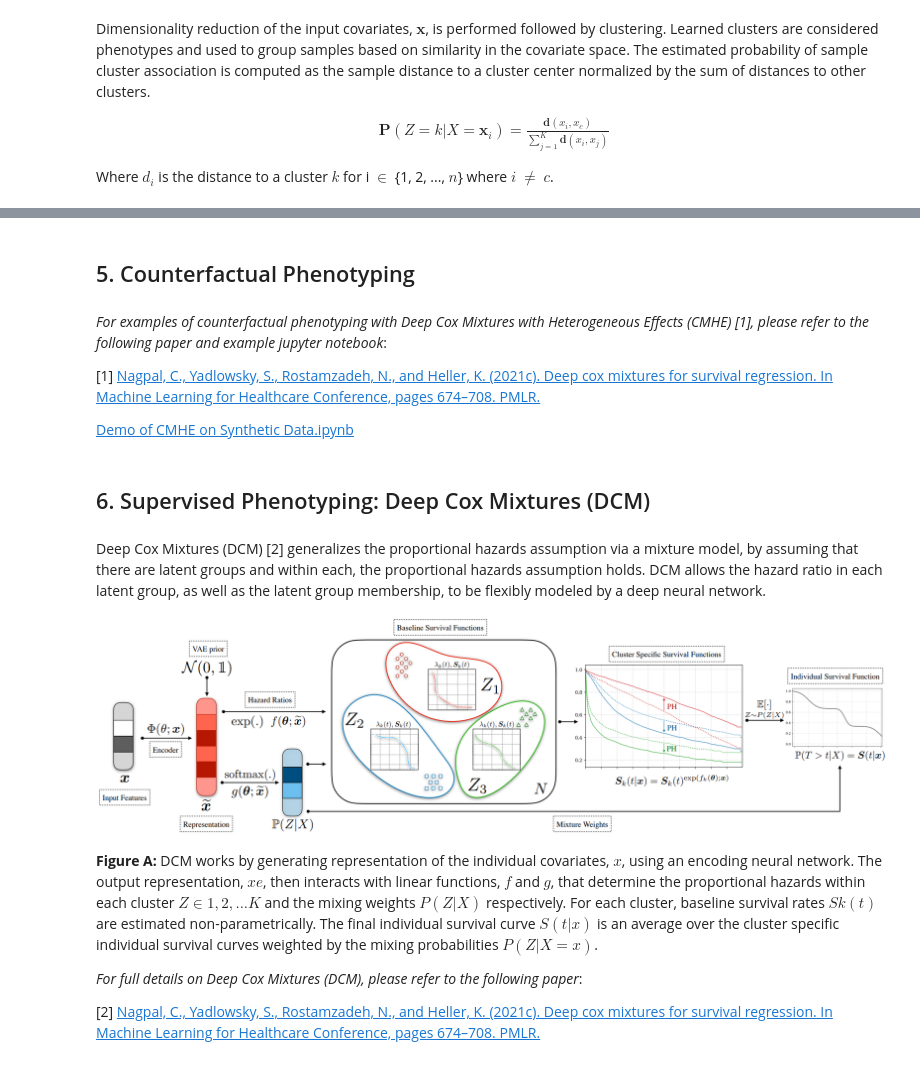
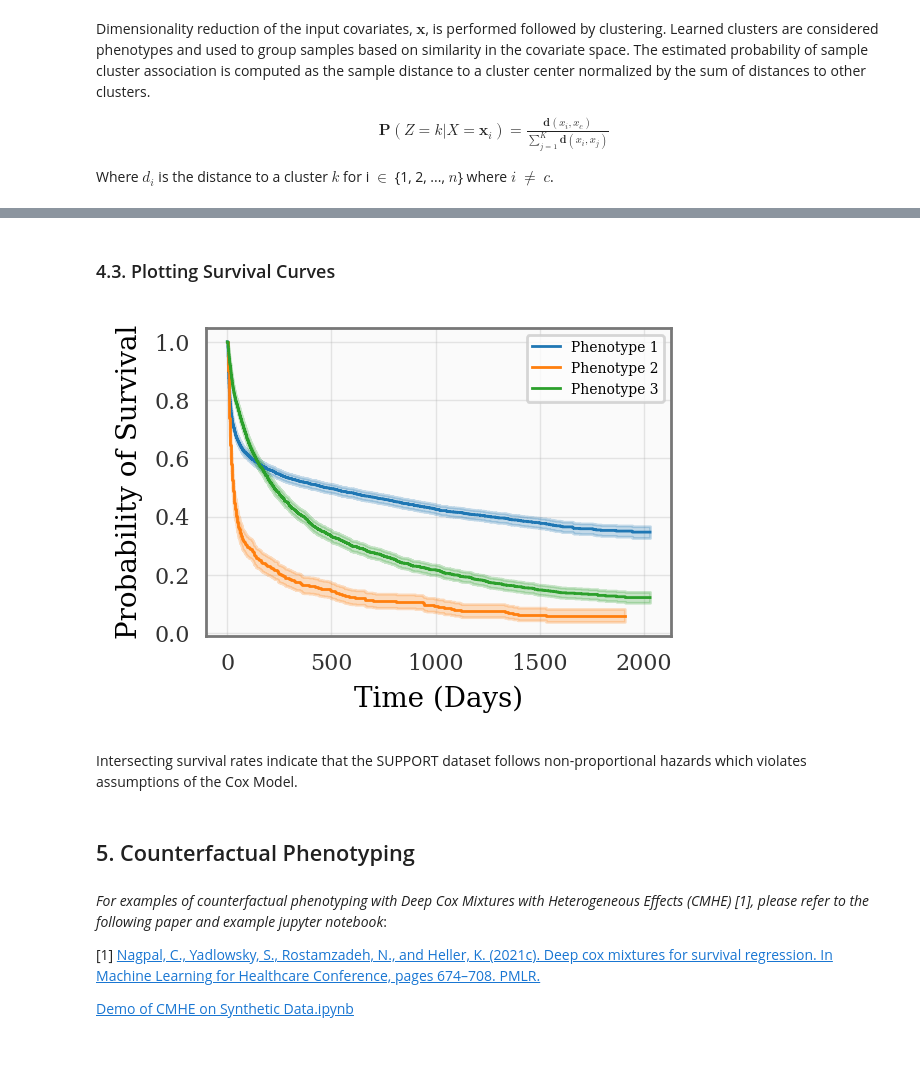
Before and after one commit to autonlab/auton-survival, a Jupyter notebook: examples/Phenotyping Censored Time-to-Events.ipynb, the cells around one changed output, grey strips where cells are left out. Cells and saved outputs as stored; diff of their text form; code cells hidden in the pictures.

```diff
--- a/examples/Phenotyping Censored Time-to-Events.ipynb
+++ b/examples/Phenotyping Censored Time-to-Events.ipynb
@@ -263,0 +256,18 @@ plt.show()
+# %%
+from auton_survival.models.dcm import DeepCoxMixtures
+from sklearn.model_selection import ParameterGrid
+from sksurv.metrics import brier_score
+
+param_grid = {'k' : [3],
+              'learning_rate' : [1e-3],
+              'layers' : [[100]]
+             }
+
+params = ParameterGrid(param_grid)
+
+for param in params:
+    model = DeepCoxMixtures(k = param['k'],
+                            layers = param['layers'])
+
+# The fit method is called to train the model
+model.fit(x_tr.values, y_tr.time.values, y_tr.event.values, iters = 100, learning_rate = param['learning_rate'])
@@ -264,5 +297,25 @@ plt.show()
+# %% [markdown]
+<a id="plotlatent"></a>
+### 4.3. Plotting Survival Curves
+# %%
+from auton_survival import reporting
+import matplotlib.pyplot as plt
+
+plt.figure(figsize=(3, 2))
+
+# Estimate the probability of survival for phenotypes using the Kaplan Meier estimator.
+reporting.plot_kaplanmeier(outcomes.loc[x_tr.index], latent_z_prob.argmax(axis=1))
+
+plt.xlabel('Time (Days)')
+plt.ylabel('Probability of Survival')
+plt.legend(['Phenotype 1', 'Phenotype 2', 'Phenotype 3'], loc="upper right")
+plt.show()
+# %% [output]
+[figure, added]
+# %% [markdown]
+Intersecting survival rates indicate that the SUPPORT dataset follows non-proportional hazards which violates assumptions of the Cox Model.
 # %% [markdown]
-<a id="countpheno"></a>
+# <a id="countpheno"></a>
 ## 5. Counterfactual Phenotyping
 # %% [markdown]
 *For examples of counterfactual phenotyping with Deep Cox Mixtures with Heterogeneous Effects (CMHE) [1], please refer to the following paper and example jupyter notebook*:
@@ -271,18 +324,3 @@ plt.show()
 Machine Learning for Healthcare Conference, pages 674–708. PMLR.](https://arxiv.org/abs/2101.06536)
 
 [Demo of CMHE on Synthetic Data.ipynb](https://github.com/autonlab/auton-survival/blob/master/examples/Demo%20of%20CMHE%20on%20Synthetic%20Data.ipynb)
-# %% [markdown]
-<a id="dcm"></a>
-## 6. Supervised Phenotyping: Deep Cox Mixtures (DCM)
-# %% [markdown]
-Deep Cox Mixtures (DCM) [2] generalizes the proportional hazards assumption via a mixture model, by assuming that there are latent groups and within each, the proportional hazards assumption holds. DCM allows the hazard ratio in each latent group, as well as the latent group membership, to be flexibly modeled by a deep neural network.
-
-![image.png](attachment:5eea6305-e934-42d7-90c7-01eba7993e4e.png)
-
-<b>Figure A:</b> DCM works by generating representation of the individual covariates, $x$, using an encoding neural network. The output representation, $xe$, then interacts with linear functions, $f$ and $g$, that determine the proportional hazards within each cluster $Z ∈ {1, 2, ...K}$ and the mixing weights $P(Z|X)$ respectively. For each cluster, baseline survival rates $Sk(t)$ are estimated non-parametrically. The final individual survival curve $S(t|x)$ is an average over the cluster specific individual survival curves weighted by the mixing probabilities $P(Z|X = x)$.
-
-
-*For full details on Deep Cox Mixtures (DCM), please refer to the following paper*:
-
-[2] [Nagpal, C., Yadlowsky, S., Rostamzadeh, N., and Heller, K. (2021c). Deep cox mixtures for survival regression. In
-Machine Learning for Healthcare Conference, pages 674–708. PMLR.](https://arxiv.org/abs/2101.06536)
```
Also changed, not shown: parts of 47 cells of this notebook, 10 other files.
